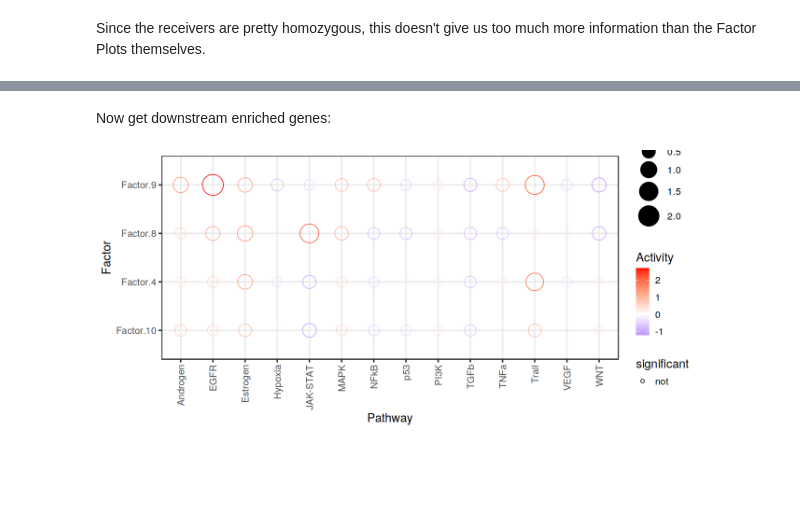
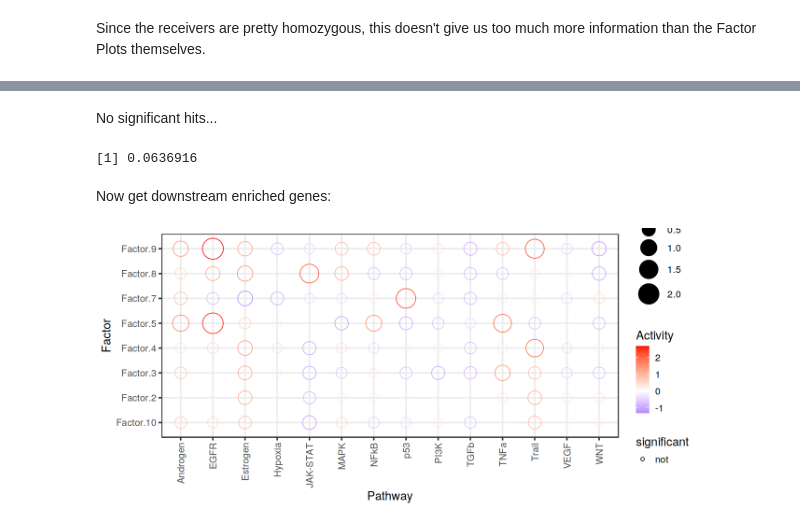
Before and after one commit to hmbaghdassarian/norcross_abc, a Jupyter notebook: notebooks/05_CCC_analysis.ipynb, the cells around one changed output, grey strips where cells are left out. Cells and saved outputs as stored; diff of their text form; code cells hidden in the pictures; blank space fills up the shorter version.

```diff
--- a/notebooks/05_CCC_analysis.ipynb
+++ b/notebooks/05_CCC_analysis.ipynb
@@ -193,12 +200,0 @@ Building the tensor using magnitude_rank...
-# %%
-# decompose tensor
-tensor<-liana::decompose_tensor(tensor = tensor,
-                         rank = NULL,
-                         tf_optimization = 'regular', # CHANGE TO ROBUST
-                         elbow_metric = 'error', # Metric to use in the elbow analysis.
-                         smooth_elbow = FALSE, # Whether smoothing the metric of the elbow analysis.
-                         upper_rank=25, # Max number of factors to try in the elbow analysis
-                         init = 'svd', # Initialization method of the tensor factorization
-                         factors_only = FALSE,
-                        )
-saveRDS(tensor, paste0(data_path, 'processed/', 'ccc_tensor.rds'))
@@ -379,3 +372,10 @@ plot_c2c_overview(sce = abc.ccc.sce, group_col = 'group', sample_col = 'orig.ide
+# %%
+h_ = 10
+w_ = 15
+options(repr.plot.height=h_, repr.plot.width=w_)
+fos<-c('2', '3', '5', '7')
+plot_c2c_overview(sce = abc.ccc.sce, group_col = 'group', sample_col = 'orig.ident',
+                 factors.of.interest = paste0('Factor.', fos))
 # %%
 calculate_gini(factors$senders) %>% arrange(gini)
 # %% [output]
@@ -524,0 +642,6 @@ Hint 3: Gene symbols curated in Enrichr web services are all upcases.
+# %% [markdown]
+No significant hits...
+# %%
+min(min(gsea_res$pvals))
+# %% [output]
+[1] 0.0636916
@@ -538,36 +670,36 @@ w_ = 12
 options(repr.plot.height=h_, repr.plot.width=w_)
 
 # interaction loadings to matrix
-mat <- factors$interactions[, c('lr', fos)] %>%
+mat <- factors$interactions[, c('lr', paste0('Factor.', fos))] %>%
     column_to_rownames("lr") %>%
   as.matrix()
 
 # run enrichment analysis with decoupler
 # (we fit a univariate linear model for each gene set)
 # We don't consider genesets with minsize < 10
 res <- decoupleR::run_ulm(mat = mat,
                           network = progeny_lr,
                           .source = "set",
                           .target = "lr",
                           minsize=10) %>%
   mutate(p_adj = p.adjust(p_value, method = "fdr"))
 
 res %>% # sig/isnig flag
   mutate(significant = if_else(p_adj <= 0.1, "signif.", "not")) %>%
   ggplot(aes(x=source, y=condition, shape=significant,
              colour=score, size=-log10(p_value+1e-36))) +
   geom_point() +
   scale_colour_gradient2(high = "red", low="blue") +
   scale_size_continuous(range = c(3, 12)) +
   scale_shape_manual(values=c(21, 16)) +
   theme_bw(base_size = 15) +
   theme(axis.text.x = element_text(angle = 90, vjust = 0.5, hjust=1)) +
   labs(x="Pathway",
        y="Factor",
        colour="Activity"
        )
 # %% [output]
-[figure, old version]
+[figure, new version]
 # %%
 # progeny_lr[(progeny_lr$set == 'Estrogen') & (progeny_lr$mor > 0), ]
 # %%
```
Also changed, not shown: parts of 42 cells of this notebook, 3 other files.
